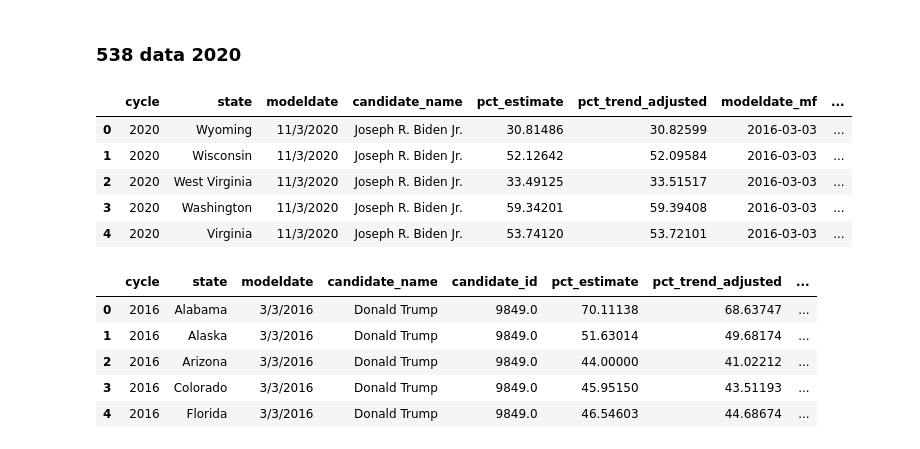
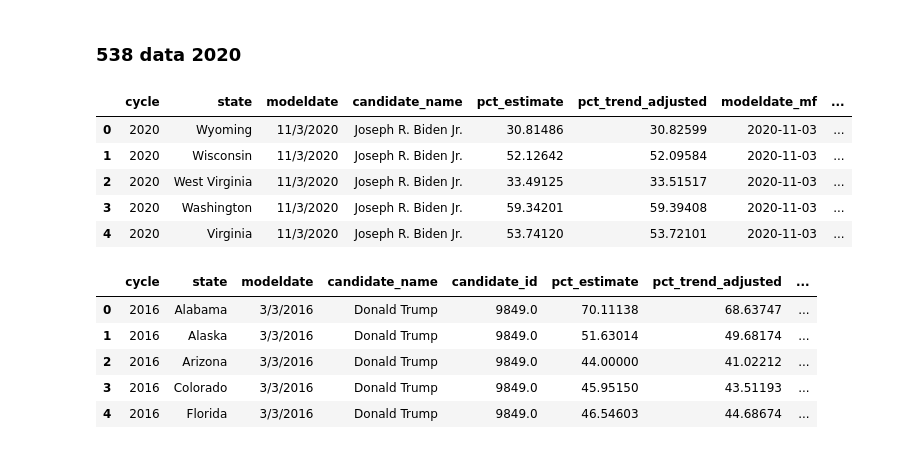
Before and after one commit to mtfahey/judge_the_polls, a Jupyter notebook: analysis/poll_comparison.ipynb, the cells around one changed output. Drawn from its saved outputs; the diff is of its cells as text; code cells hidden in the pictures.

```diff
--- a/analysis/poll_comparison.ipynb
+++ b/analysis/poll_comparison.ipynb
@@ -51,17 +51,17 @@ poll_avg.head()
 # %%
 poll_avg_2020 = pd.read_csv("../data/source/presidential_poll_averages_2020.csv")
 #convert to date
-poll_avg_2020["modeldate_mf"] = pd.to_datetime(poll_avg['modeldate'])
+poll_avg_2020["modeldate_mf"] = pd.to_datetime(poll_avg_2020['modeldate'])
 #get candidate last name
 poll_avg_2020["last_name"] = poll_avg_2020["candidate_name"].apply(lambda x: get_last_name_538(x))
 poll_avg_2020.head()
 # %% [output]
 |  | cycle | state | modeldate | candidate_name | pct_estimate | pct_trend_adjusted | modeldate_mf | ... |
-| 0 | 2020 | Wyoming | 11/3/2020 | Joseph R. Biden Jr. | 30.81486 | 30.82599 | 2016-03-03 | ... |
-| 1 | 2020 | Wisconsin | 11/3/2020 | Joseph R. Biden Jr. | 52.12642 | 52.09584 | 2016-03-03 | ... |
-| 2 | 2020 | West Virginia | 11/3/2020 | Joseph R. Biden Jr. | 33.49125 | 33.51517 | 2016-03-03 | ... |
-| 3 | 2020 | Washington | 11/3/2020 | Joseph R. Biden Jr. | 59.34201 | 59.39408 | 2016-03-03 | ... |
-| 4 | 2020 | Virginia | 11/3/2020 | Joseph R. Biden Jr. | 53.74120 | 53.72101 | 2016-03-03 | ... |
+| 0 | 2020 | Wyoming | 11/3/2020 | Joseph R. Biden Jr. | 30.81486 | 30.82599 | 2020-11-03 | ... |
+| 1 | 2020 | Wisconsin | 11/3/2020 | Joseph R. Biden Jr. | 52.12642 | 52.09584 | 2020-11-03 | ... |
+| 2 | 2020 | West Virginia | 11/3/2020 | Joseph R. Biden Jr. | 33.49125 | 33.51517 | 2020-11-03 | ... |
+| 3 | 2020 | Washington | 11/3/2020 | Joseph R. Biden Jr. | 59.34201 | 59.39408 | 2020-11-03 | ... |
+| 4 | 2020 | Virginia | 11/3/2020 | Joseph R. Biden Jr. | 53.74120 | 53.72101 | 2020-11-03 | ... |
 # %%
 poll_avg_all = poll_avg.append(poll_avg_2020)
 poll_avg_all.head()
```
Also changed, not shown: parts of 31 cells of this notebook, 1 other file.
